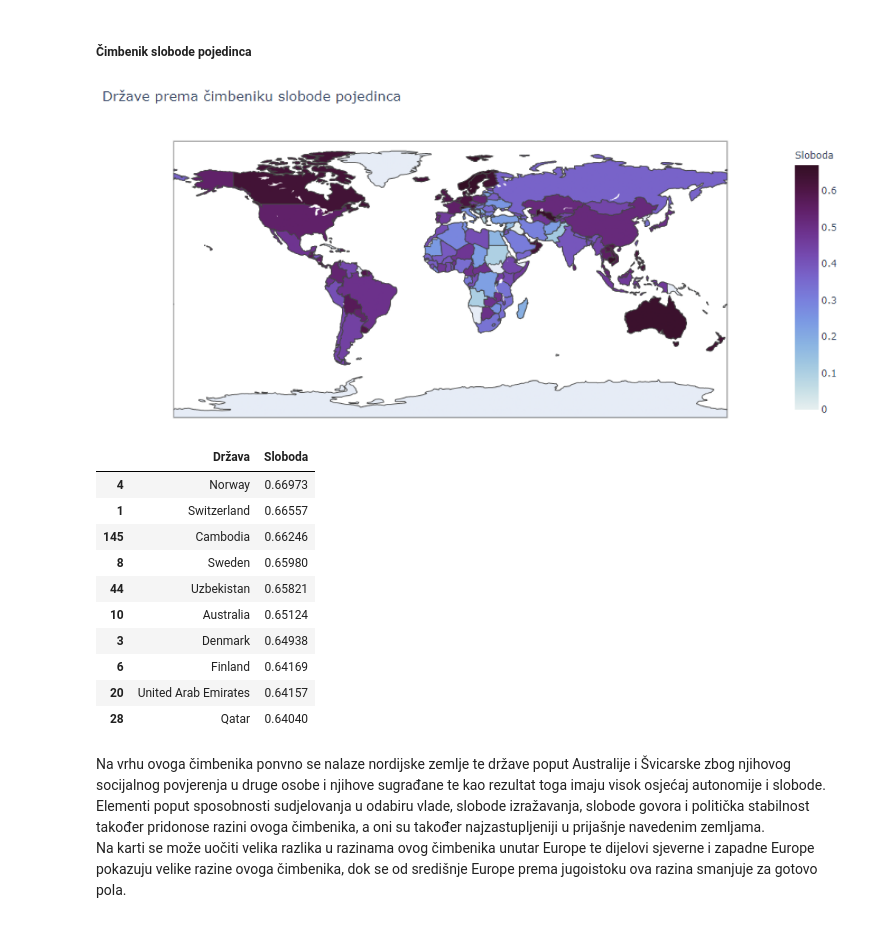
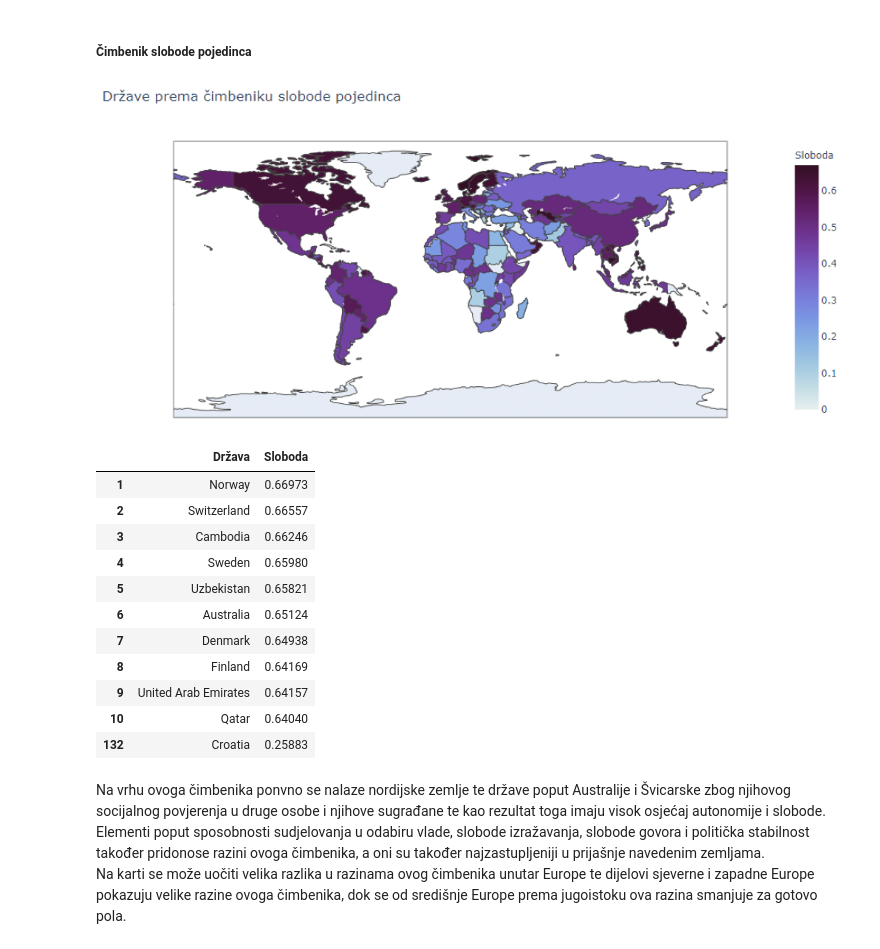
Before and after one commit to jslavic/radzaskolu, a Jupyter notebook: SkolskiRad.ipynb, the cells around one changed output. Drawn from its saved outputs; the diff is of its cells as text; code cells hidden in the pictures.

```diff
--- a/SkolskiRad.ipynb
+++ b/SkolskiRad.ipynb
@@ -87,6 +112,7 @@ fig, ax = plt.subplots(figsize=(12, 6))
 
 fig = ax.barh(y=podatci["Regija"],
               width=podatci["Sreća (0-10)"])
+plt.style.use('ggplot')
 
 ax.set(xlabel="Razina sreće (0-10)",
        ylabel="Regija")
@@ -537,26 +601,36 @@ Francuska je također jedna od država s iznimno razvijenim zdravstvenim sustavo
 # %%
 fig, ax = plt.subplots(figsize=(18,12))
 
 img = mpimg.imread(r'slike\fig5.png')
 imgplot = plt.imshow(img)
 plt.axis('off')
 plt.show()
 
+data = podatci[["Država", "Sloboda"]].sort_values(by=["Sloboda"], ascending=False)
+data.reset_index(inplace=True, drop=True)
 
-podatci[["Država", "Sloboda"]].sort_values(by=["Sloboda"], ascending=False).head(10)
+hrv_index = data[data["Država"] == "Croatia"].index.tolist()
+index_list = [1, 2, 3, 4, 5, 6, 7, 8, 9, 10, hrv_index.pop()]
+
+data = data.head(10)
+data2 = hrv[["Država", "Sloboda"]]
+data = data.append(data2)
+data.index = index_list
+data
 # %% [output]
 [figure]
 |  | Država | Sloboda |
-| 4 | Norway | 0.66973 |
-| 1 | Switzerland | 0.66557 |
-| 145 | Cambodia | 0.66246 |
-| 8 | Sweden | 0.65980 |
-| 44 | Uzbekistan | 0.65821 |
-| 10 | Australia | 0.65124 |
-| 3 | Denmark | 0.64938 |
-| 6 | Finland | 0.64169 |
-| 20 | United Arab Emirates | 0.64157 |
-| 28 | Qatar | 0.64040 |
+| 1 | Norway | 0.66973 |
+| 2 | Switzerland | 0.66557 |
+| 3 | Cambodia | 0.66246 |
+| 4 | Sweden | 0.65980 |
+| 5 | Uzbekistan | 0.65821 |
+| 6 | Australia | 0.65124 |
+| 7 | Denmark | 0.64938 |
+| 8 | Finland | 0.64169 |
+| 9 | United Arab Emirates | 0.64157 |
+| 10 | Qatar | 0.64040 |
+| 132 | Croatia | 0.25883 |
 # %% [markdown]
 Na vrhu ovoga čimbenika ponvno se nalaze nordijske zemlje te države poput Australije i Švicarske zbog njihovog socijalnog povjerenja u druge osobe i njihove sugrađane te kao rezultat toga imaju visok osjećaj autonomije i slobode. Elementi poput sposobnosti sudjelovanja u odabiru vlade, slobode izražavanja, slobode govora i politička stabilnost također pridonose razini ovoga čimbenika, a oni su također najzastupljeniji u prijašnje navedenim zemljama.<br>
 Na karti se može uočiti velika razlika u razinama ovog čimbenika unutar Europe te dijelovi sjeverne i zapadne Europe pokazuju velike razine ovoga čimbenika, dok se od središnje Europe prema jugoistoku ova razina smanjuje za gotovo pola.
```
Also changed, not shown: parts of 7 cells of this notebook.
